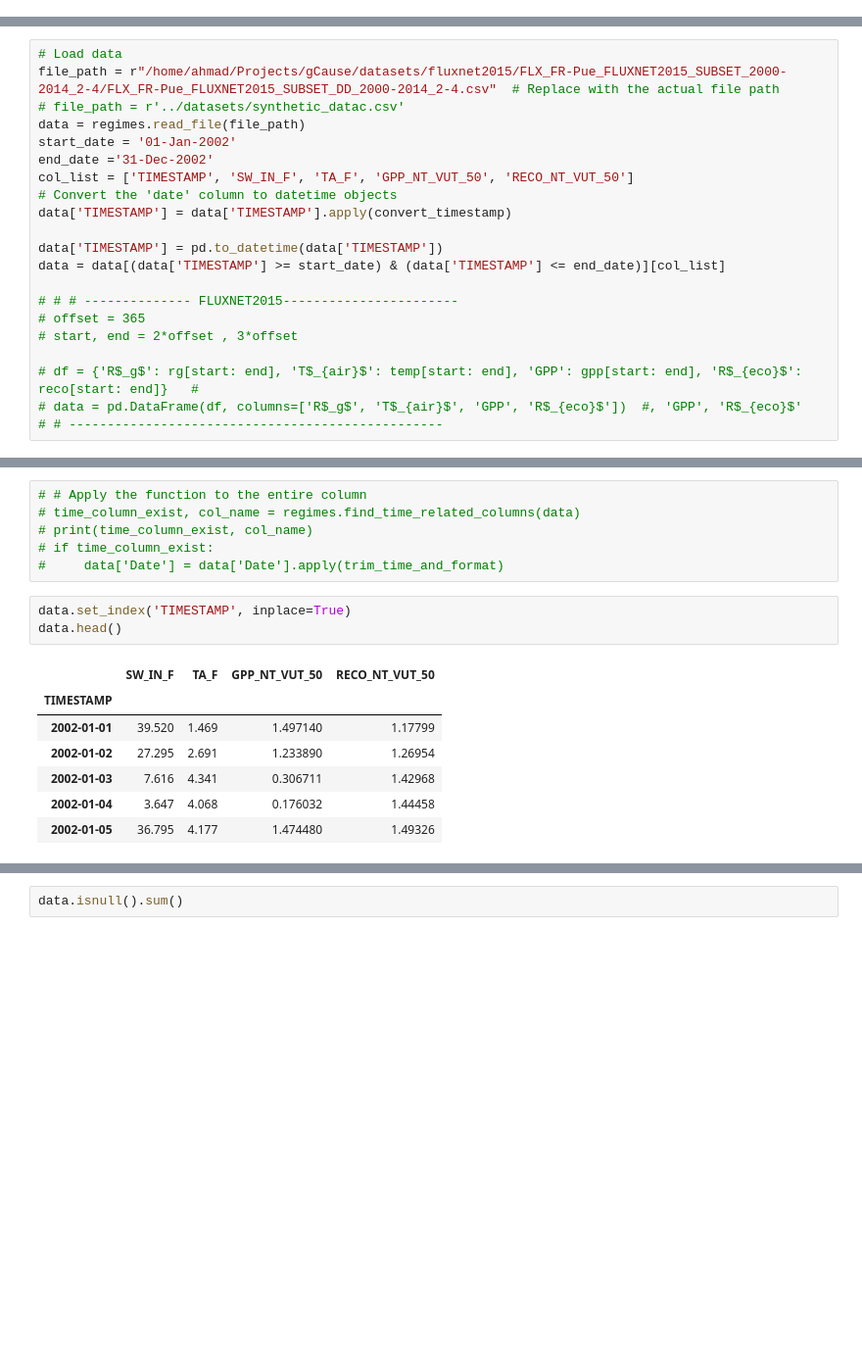
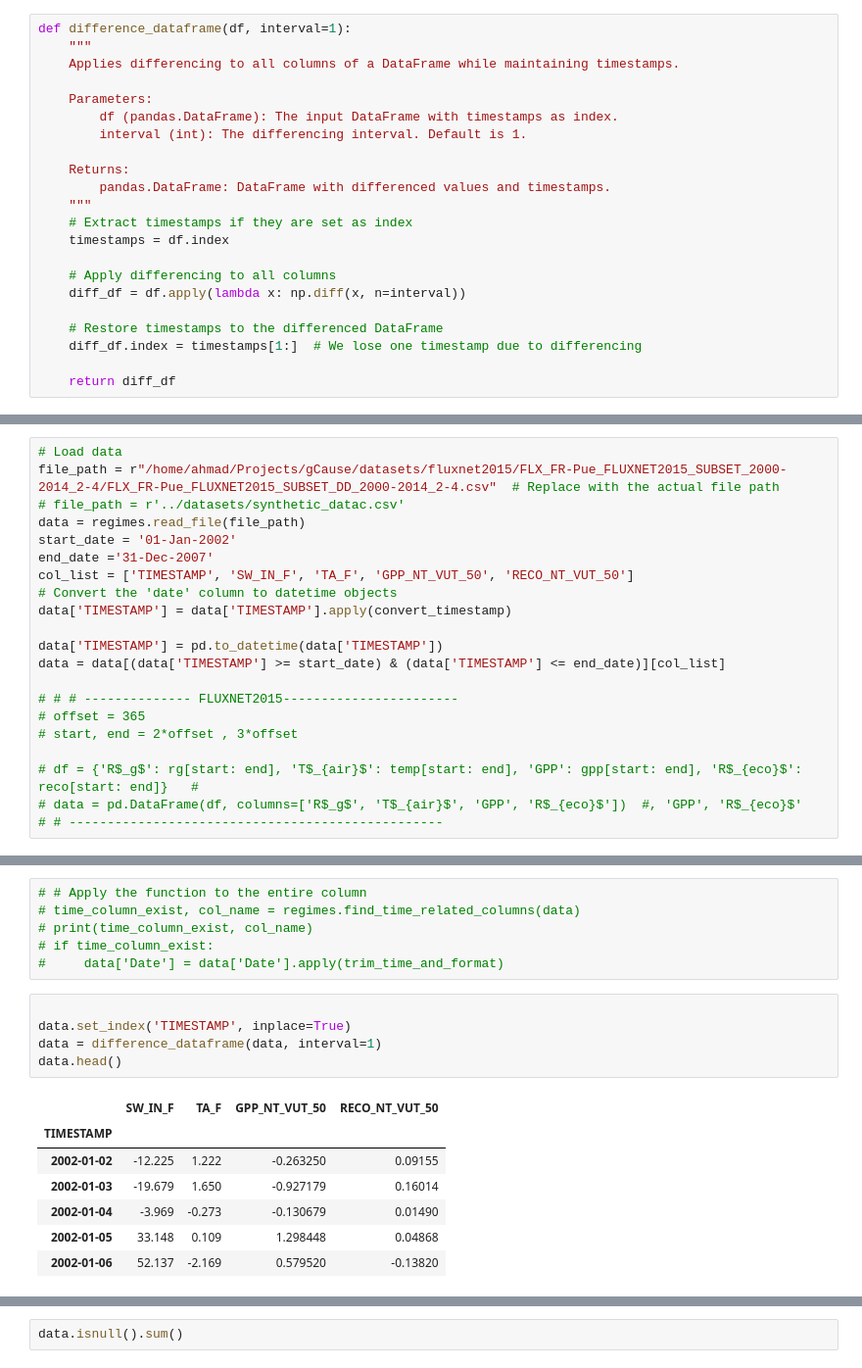
Before and after one commit to wasimahmadpk/RegimeIdentification, a Jupyter notebook: src/regimes_identification.ipynb, the cells around one changed output, grey strips where cells are left out. Shown at 98% size. Saved outputs shown, nothing was run; the diff lists cells and outputs as text; blank space fills up the shorter version.

```diff
--- a/src/regimes_identification.ipynb
+++ b/src/regimes_identification.ipynb
@@ -30,6 +30,28 @@ def normalize(data, type='minmax'):
 
     elif type=='minmax':
         return (np.array(data) - np.min(data))/(np.max(data) - np.min(data))
+# %%
+def difference_dataframe(df, interval=1):
+    """
+    Applies differencing to all columns of a DataFrame while maintaining timestamps.
+
+    Parameters:
+        df (pandas.DataFrame): The input DataFrame with timestamps as index.
+        interval (int): The differencing interval. Default is 1.
+
+    Returns:
+        pandas.DataFrame: DataFrame with differenced values and timestamps.
+    """
+    # Extract timestamps if they are set as index
+    timestamps = df.index
+
+    # Apply differencing to all columns
+    diff_df = df.apply(lambda x: np.diff(x, n=interval))
+
+    # Restore timestamps to the differenced DataFrame
+    diff_df.index = timestamps[1:]  # We lose one timestamp due to differencing
+
+    return diff_df
 # %%
 # Function to convert timestamp to formatted date
 def convert_timestamp(timestamp):
@@ -79,7 +101,7 @@ file_path = r"/home/ahmad/Projects/gCause/datasets/fluxnet2015/FLX_FR-Pue_FLUXNE
 # file_path = r'../datasets/synthetic_datac.csv'
 data = regimes.read_file(file_path)
 start_date = '01-Jan-2002'
-end_date ='31-Dec-2002'
+end_date ='31-Dec-2007'
 col_list = ['TIMESTAMP', 'SW_IN_F', 'TA_F', 'GPP_NT_VUT_50', 'RECO_NT_VUT_50']
 # Convert the 'date' column to datetime objects
 data['TIMESTAMP'] = data['TIMESTAMP'].apply(convert_timestamp)
@@ -119,16 +141,18 @@ data
 # if time_column_exist:
 #     data['Date'] = data['Date'].apply(trim_time_and_format)
 # %%
+
 data.set_index('TIMESTAMP', inplace=True)
+data = difference_dataframe(data, interval=1)
 data.head()
 # %% [output]
 |  | SW_IN_F | TA_F | GPP_NT_VUT_50 | RECO_NT_VUT_50 |
 | TIMESTAMP |  |  |  |  |
-| 2002-01-01 | 39.520 | 1.469 | 1.497140 | 1.17799 |
-| 2002-01-02 | 27.295 | 2.691 | 1.233890 | 1.26954 |
-| 2002-01-03 | 7.616 | 4.341 | 0.306711 | 1.42968 |
-| 2002-01-04 | 3.647 | 4.068 | 0.176032 | 1.44458 |
-| 2002-01-05 | 36.795 | 4.177 | 1.474480 | 1.49326 |
+| 2002-01-02 | -12.225 | 1.222 | -0.263250 | 0.09155 |
+| 2002-01-03 | -19.679 | 1.650 | -0.927179 | 0.16014 |
+| 2002-01-04 | -3.969 | -0.273 | -0.130679 | 0.01490 |
+| 2002-01-05 | 33.148 | 0.109 | 1.298448 | 0.04868 |
+| 2002-01-06 | 52.137 | -2.169 | 0.579520 | -0.13820 |
 # %%
 # start, end = '2014-11-01', '2016-12-30'
 
```
Also changed, not shown: parts of 6 cells of this notebook, 1 other file.
